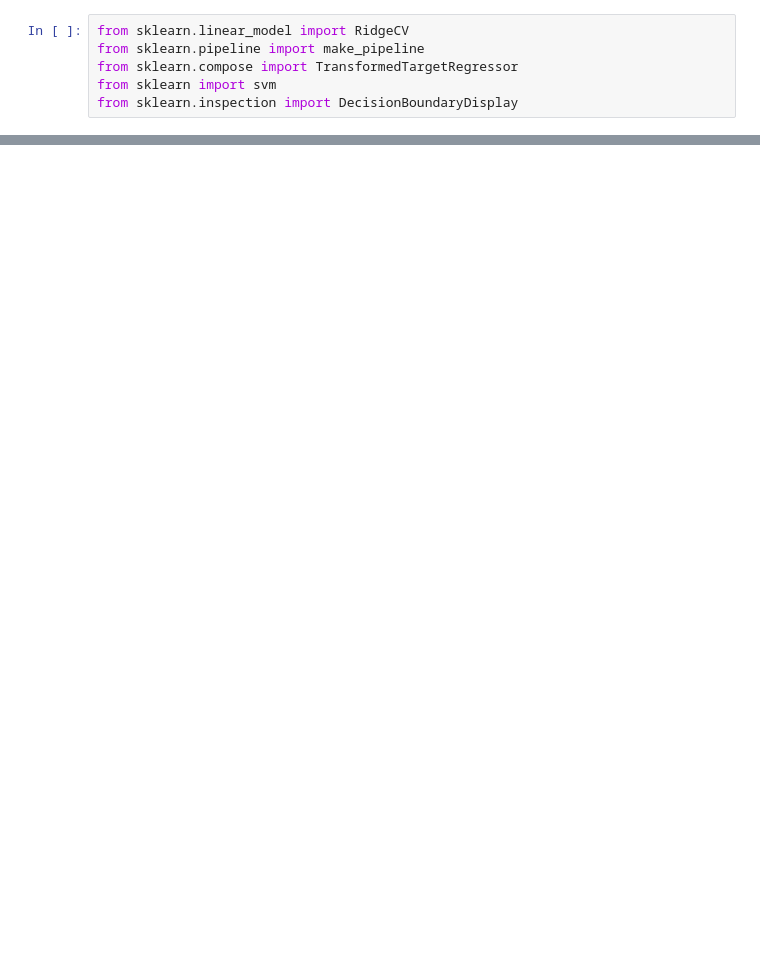
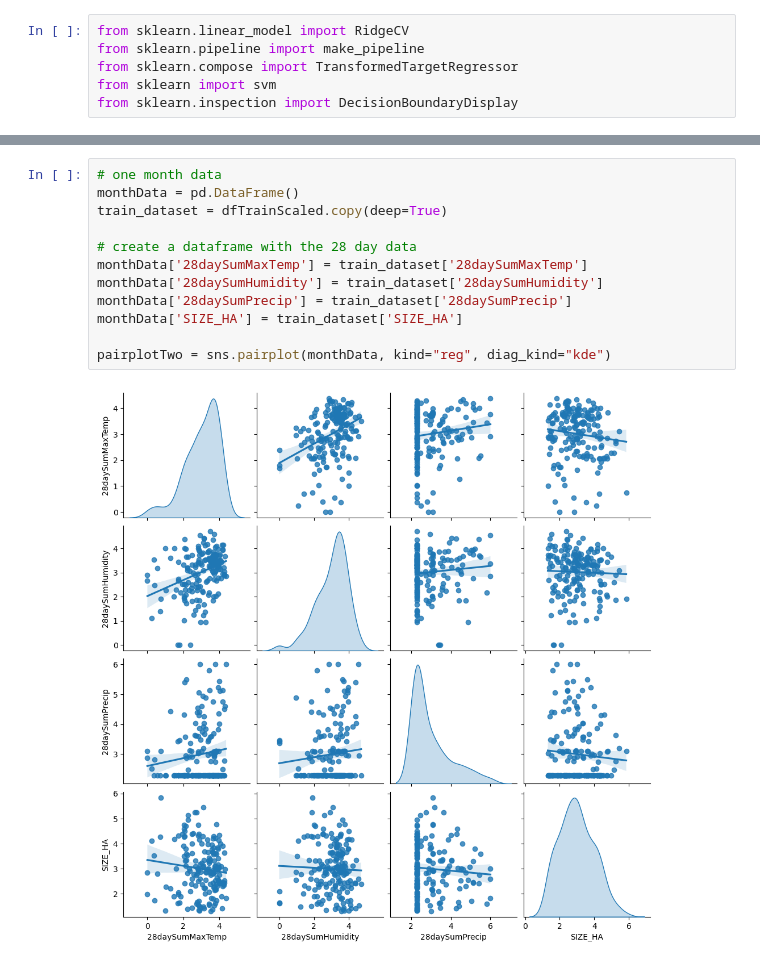
Before and after one commit to NouranEmad16/MLweatherForestFire, a Jupyter notebook: Model_SVM.ipynb, the cells around one changed output, grey strips where cells are left out. Drawn from its saved outputs; the diff is of its cells as text; blank space fills up the shorter version.

```diff
--- a/Model_SVM.ipynb
+++ b/Model_SVM.ipynb
@@ -227,0 +374,14 @@ dfall['SIZE_HA'] = Y_train
+# %%
+# one month data
+monthData = pd.DataFrame()
+train_dataset = dfTrainScaled.copy(deep=True)
+
+# create a dataframe with the 28 day data
+monthData['28daySumMaxTemp'] = train_dataset['28daySumMaxTemp']
+monthData['28daySumHumidity'] = train_dataset['28daySumHumidity']
+monthData['28daySumPrecip'] = train_dataset['28daySumPrecip']
+monthData['SIZE_HA'] = train_dataset['SIZE_HA']
+
+pairplotTwo = sns.pairplot(monthData, kind="reg", diag_kind="kde")
+# %% [output]
+[figure, added]
```
Also changed, not shown: parts of 47 cells of this notebook.
